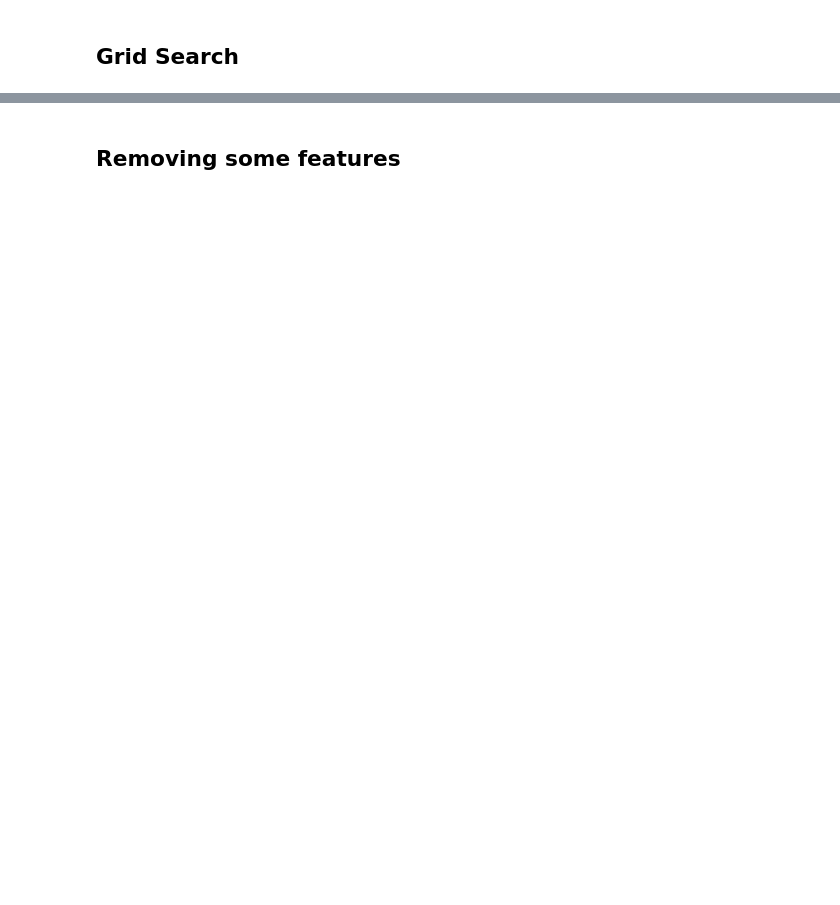
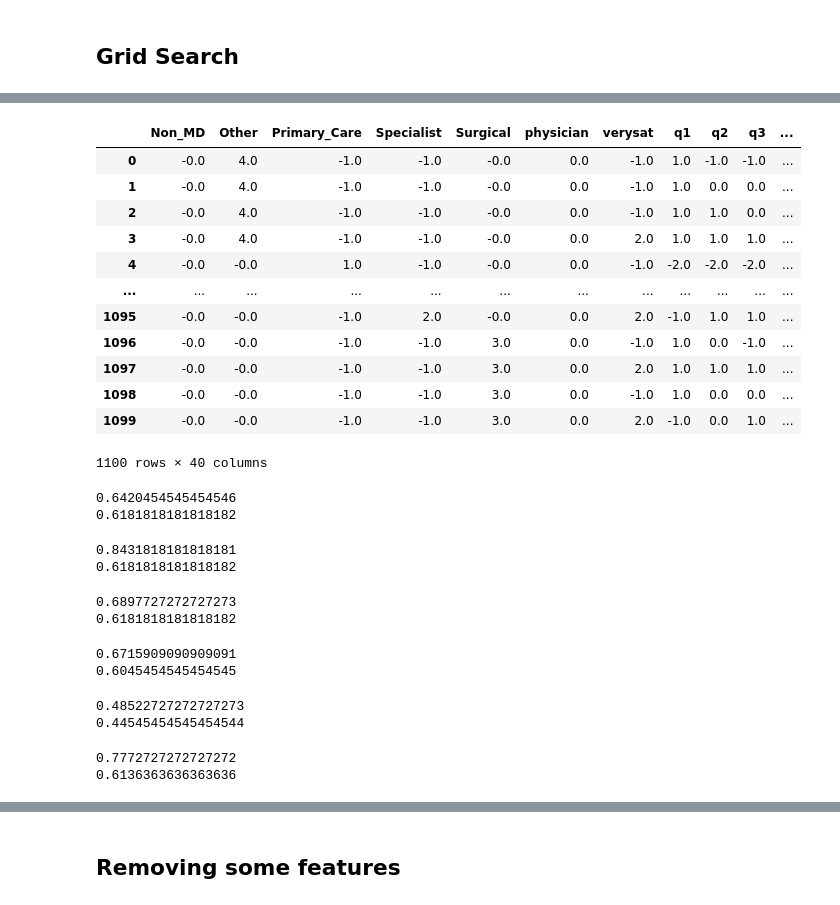
Before and after one commit to vishaal-ranjan/People-Analytics-Hackathon, a Jupyter notebook: people_analytics_data_analysis.ipynb, the cells around one changed output, grey strips where cells are left out. Cells and saved outputs as stored; diff of their text form; code cells hidden in the pictures; blank space fills up the shorter version.

```diff
--- a/people_analytics_data_analysis.ipynb
+++ b/people_analytics_data_analysis.ipynb
@@ -235,0 +496,75 @@ grid_search.best_params_
+# %%
+x_scaled = pd.DataFrame(x_scaled)
+x_scaled.columns = x.columns
+x_scaled = np.round(x_scaled)
+
+x_scaled
+# %% [output]
+|  | Non_MD | Other | Primary_Care | Specialist | Surgical | physician | verysat | q1 | q2 | q3 | ... |
+| 0 | -0.0 | 4.0 | -1.0 | -1.0 | -0.0 | 0.0 | -1.0 | 1.0 | -1.0 | -1.0 | ... |
+| 1 | -0.0 | 4.0 | -1.0 | -1.0 | -0.0 | 0.0 | -1.0 | 1.0 | 0.0 | 0.0 | ... |
+| 2 | -0.0 | 4.0 | -1.0 | -1.0 | -0.0 | 0.0 | -1.0 | 1.0 | 1.0 | 0.0 | ... |
+| 3 | -0.0 | 4.0 | -1.0 | -1.0 | -0.0 | 0.0 | 2.0 | 1.0 | 1.0 | 1.0 | ... |
+| 4 | -0.0 | -0.0 | 1.0 | -1.0 | -0.0 | 0.0 | -1.0 | -2.0 | -2.0 | -2.0 | ... |
+| ... | ... | ... | ... | ... | ... | ... | ... | ... | ... | ... | ... |
+| 1095 | -0.0 | -0.0 | -1.0 | 2.0 | -0.0 | 0.0 | 2.0 | -1.0 | 1.0 | 1.0 | ... |
+| 1096 | -0.0 | -0.0 | -1.0 | -1.0 | 3.0 | 0.0 | -1.0 | 1.0 | 0.0 | -1.0 | ... |
+| 1097 | -0.0 | -0.0 | -1.0 | -1.0 | 3.0 | 0.0 | 2.0 | 1.0 | 1.0 | 1.0 | ... |
+| 1098 | -0.0 | -0.0 | -1.0 | -1.0 | 3.0 | 0.0 | -1.0 | 1.0 | 0.0 | 0.0 | ... |
+| 1099 | -0.0 | -0.0 | -1.0 | -1.0 | 3.0 | 0.0 | 2.0 | -1.0 | 0.0 | 1.0 | ... |
+1100 rows × 40 columns
+# %%
+from sklearn.neighbors import KNeighborsClassifier
+classifier = KNeighborsClassifier(14).fit(x_train2, y_train)
+print(accuracy_score(y_train, classifier.predict(x_train2)))
+print(accuracy_score(y_test, classifier.predict(x_test2)))
+# %% [output]
+0.6420454545454546
+0.6181818181818182
+# %%
+from sklearn.multiclass import OneVsRestClassifier
+from sklearn.svm import SVC
+clf = OneVsRestClassifier(SVC(max_iter = 10000)).fit(x_train2, y_train)
+print(accuracy_score(y_train, clf.predict(x_train2)))
+print(accuracy_score(y_test, clf.predict(x_test2)))
+# %% [output]
+0.8431818181818181
+0.6181818181818182
+# %%
+from sklearn.multiclass import OneVsOneClassifier
+from sklearn.svm import LinearSVC
+clf1 = OneVsOneClassifier(LinearSVC(random_state=100, max_iter = 100000)).fit(x_train2, y_train)
+print(accuracy_score(y_train, clf1.predict(x_train2)))
+print(accuracy_score(y_test, clf1.predict(x_test2)))
+# %% [output]
+0.6897727272727273
+0.6181818181818182
+# %%
+from sklearn.linear_model import LogisticRegression
+
+logreg = LogisticRegression(random_state = 1, max_iter = 10000)
+clf3 = logreg.fit(x_train2, y_train)
+print(accuracy_score(y_train, clf3.predict(x_train2)))
+print(accuracy_score(y_test, clf3.predict(x_test2)))
+# %% [output]
+0.6715909090909091
+0.6045454545454545
+# %%
+from sklearn.naive_bayes import GaussianNB
+gnb = GaussianNB()
+clf4 = gnb.fit(x_train2, y_train)
+y_pred = clf4.predict(x_test2)
+print(accuracy_score(y_train, clf4.predict(x_train2)))
+print(accuracy_score(y_test, clf4.predict(x_test2)))
+# %% [output]
+0.48522727272727273
+0.44545454545454544
+# %%
+from sklearn import svm
+svc = svm.SVC()
+clf5 = svc.fit(x_train2, y_train)
+print(accuracy_score(y_train, clf5.predict(x_train2)))
+print(accuracy_score(y_test, clf5.predict(x_test2)))
+# %% [output]
+0.7772727272727272
+0.6136363636363636
```
Also changed, not shown: parts of 89 cells of this notebook.
